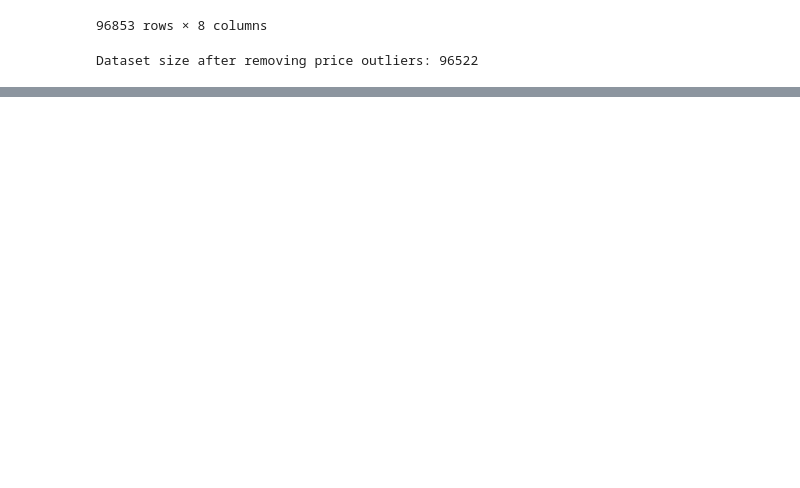
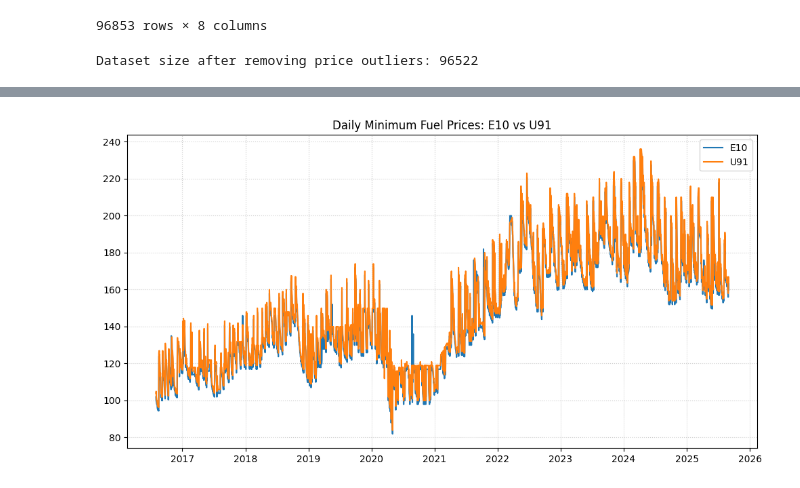
Before and after one commit to MehulChourasia28/IntroToML-Coursework, a Jupyter notebook: Task1.ipynb, the cells around one changed output, grey strips where cells are left out. Cells and saved outputs as stored; diff of their text form; code cells hidden in the pictures; blank space fills up the shorter version.

Commit message:
Completed data cleaning and visualisation

```diff
--- a/Task1.ipynb
+++ b/Task1.ipynb
@@ -59,3 +62,11 @@ data = data[(data['Price'] >= lower_bound) & (data['Price'] <= upper_bound)]
 print(f"Dataset size after removing price outliers: {data.shape[0]}")
 # %% [output]
 Dataset size after removing price outliers: 96522
+# %%
+# Group by Fuel and Date, then select Price and find the minimum
+daily_min = data.groupby(['FuelCode', 'Date'])['Price'].min().reset_index()
+
+# Rename the column to be clear
+daily_min.rename(columns={'Price': 'DailyMinPrice'}, inplace=True)
+
+daily_min.head(n=-1)
@@ -61,0 +87,13 @@ Dataset size after removing price outliers: 96522
+# %%
+e10_data = daily_min[daily_min['FuelCode'] == 'E10']
+u91_data = daily_min[daily_min['FuelCode'] == 'U91']
+
+plt.figure(figsize=(12, 6))
+plt.plot(e10_data['Date'], e10_data['DailyMinPrice'], label='E10')
+plt.plot(u91_data['Date'], u91_data['DailyMinPrice'], label='U91')
+plt.grid(True, linestyle=':', alpha=0.6)
+plt.legend()
+plt.title("Daily Minimum Fuel Prices: E10 vs U91")
+plt.show()
+# %% [output]
+[figure, added]
```
Also changed, not shown: parts of 4 cells of this notebook.
